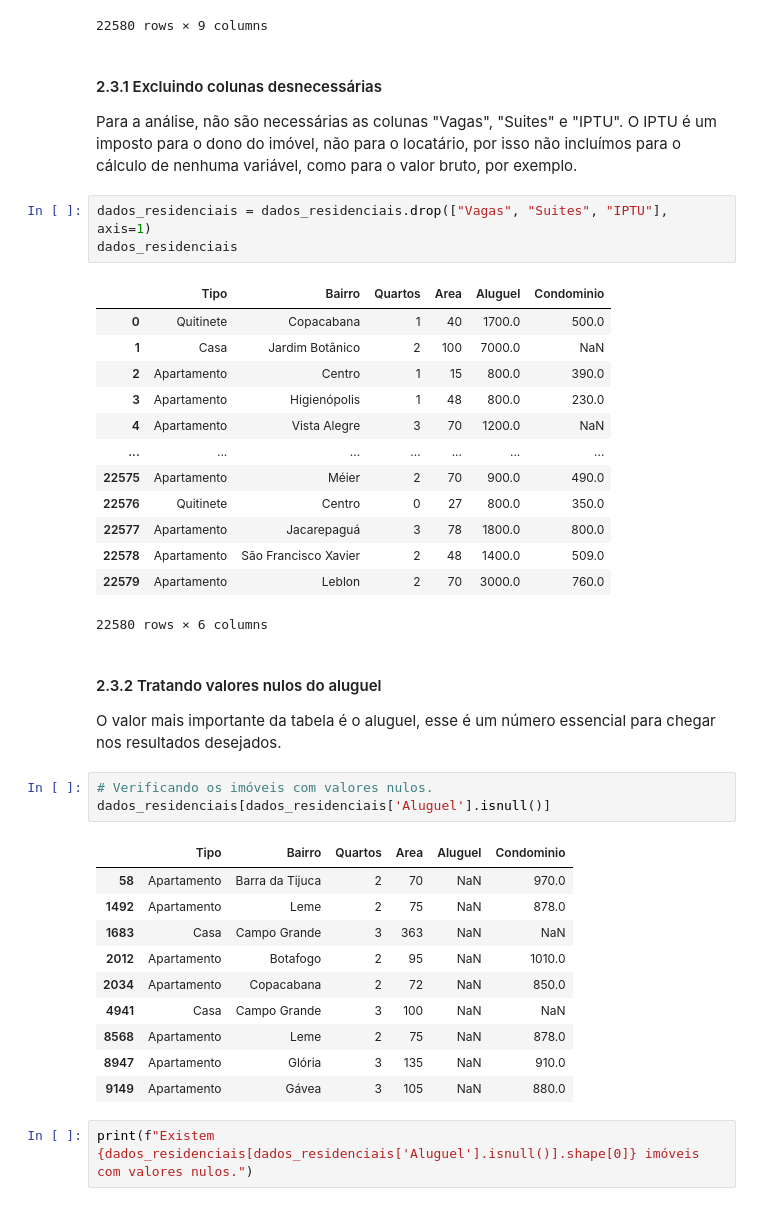
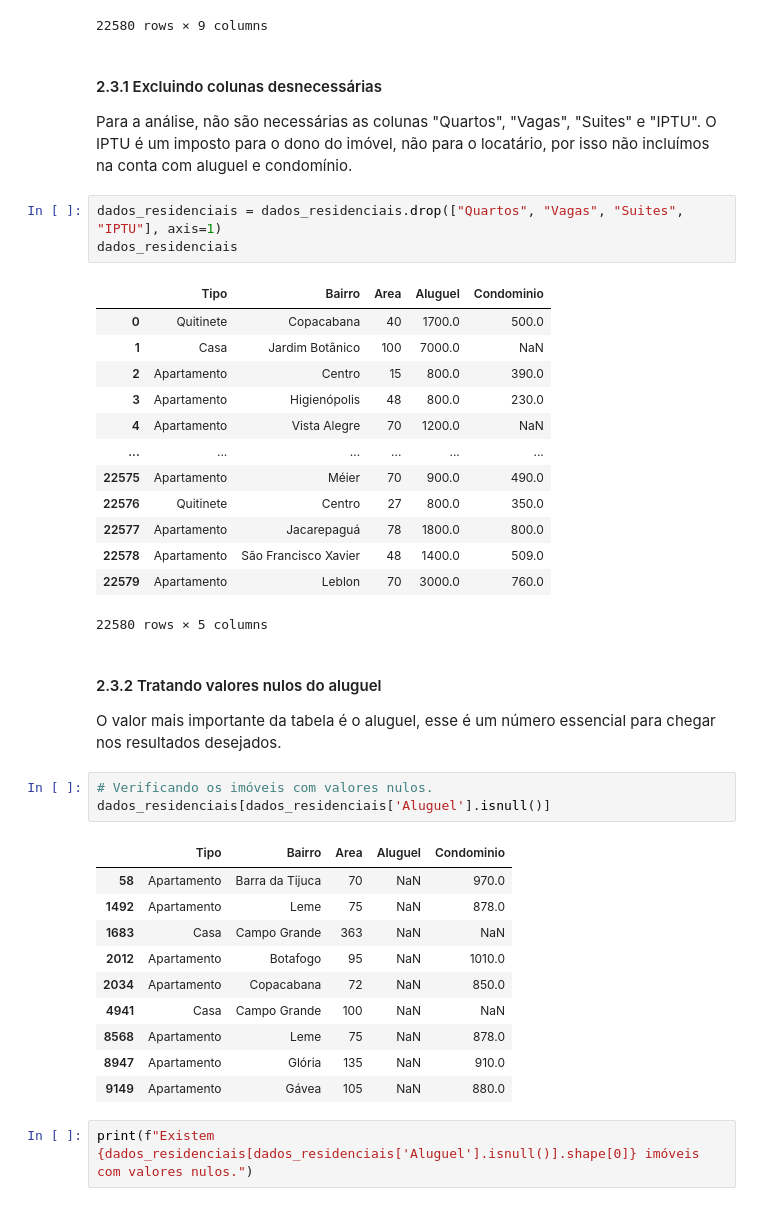
Before and after one commit to DrAdriano/Analise-de-Outliers, a Jupyter notebook: Solução Detalhada.ipynb, the cells around one changed output. Saved outputs shown, nothing was run; the diff lists cells and outputs as text.

```diff
--- a/Solução Detalhada.ipynb
+++ b/Solução Detalhada.ipynb
@@ -496,24 +494,24 @@ dados_residenciais.notnull()
 # %% [markdown]
 #### 2.3.1 Excluindo colunas desnecessárias
 
-Para a análise, não são necessárias as colunas "Vagas", "Suites" e "IPTU". O IPTU é um imposto para o dono do imóvel, não para o locatário, por isso não incluímos para o cálculo de nenhuma variável, como para o valor bruto, por exemplo.
+Para a análise, não são necessárias as colunas "Quartos", "Vagas", "Suites" e "IPTU". O IPTU é um imposto para o dono do imóvel, não para o locatário, por isso não incluímos na conta com aluguel e condomínio.
 # %%
-dados_residenciais = dados_residenciais.drop(["Vagas", "Suites", "IPTU"], axis=1)
+dados_residenciais = dados_residenciais.drop(["Quartos", "Vagas", "Suites", "IPTU"], axis=1)
 dados_residenciais
 # %% [output]
-|  | Tipo | Bairro | Quartos | Area | Aluguel | Condominio |
-| 0 | Quitinete | Copacabana | 1 | 40 | 1700.0 | 500.0 |
-| 1 | Casa | Jardim Botânico | 2 | 100 | 7000.0 | NaN |
-| 2 | Apartamento | Centro | 1 | 15 | 800.0 | 390.0 |
-| 3 | Apartamento | Higienópolis | 1 | 48 | 800.0 | 230.0 |
-| 4 | Apartamento | Vista Alegre | 3 | 70 | 1200.0 | NaN |
-| ... | ... | ... | ... | ... | ... | ... |
-| 22575 | Apartamento | Méier | 2 | 70 | 900.0 | 490.0 |
-| 22576 | Quitinete | Centro | 0 | 27 | 800.0 | 350.0 |
-| 22577 | Apartamento | Jacarepaguá | 3 | 78 | 1800.0 | 800.0 |
-| 22578 | Apartamento | São Francisco Xavier | 2 | 48 | 1400.0 | 509.0 |
-| 22579 | Apartamento | Leblon | 2 | 70 | 3000.0 | 760.0 |
+|  | Tipo | Bairro | Area | Aluguel | Condominio |
+| 0 | Quitinete | Copacabana | 40 | 1700.0 | 500.0 |
+| 1 | Casa | Jardim Botânico | 100 | 7000.0 | NaN |
+| 2 | Apartamento | Centro | 15 | 800.0 | 390.0 |
+| 3 | Apartamento | Higienópolis | 48 | 800.0 | 230.0 |
+| 4 | Apartamento | Vista Alegre | 70 | 1200.0 | NaN |
+| ... | ... | ... | ... | ... | ... |
+| 22575 | Apartamento | Méier | 70 | 900.0 | 490.0 |
+| 22576 | Quitinete | Centro | 27 | 800.0 | 350.0 |
+| 22577 | Apartamento | Jacarepaguá | 78 | 1800.0 | 800.0 |
+| 22578 | Apartamento | São Francisco Xavier | 48 | 1400.0 | 509.0 |
+| 22579 | Apartamento | Leblon | 70 | 3000.0 | 760.0 |
-22580 rows × 6 columns
+22580 rows × 5 columns
 # %% [markdown]
 #### 2.3.2 Tratando valores nulos do aluguel
 
@@ -522,16 +520,16 @@ O valor mais importante da tabela é o aluguel, esse é um número essencial par
 # Verificando os imóveis com valores nulos.
 dados_residenciais[dados_residenciais['Aluguel'].isnull()]
 # %% [output]
-|  | Tipo | Bairro | Quartos | Area | Aluguel | Condominio |
-| 58 | Apartamento | Barra da Tijuca | 2 | 70 | NaN | 970.0 |
-| 1492 | Apartamento | Leme | 2 | 75 | NaN | 878.0 |
-| 1683 | Casa | Campo Grande | 3 | 363 | NaN | NaN |
-| 2012 | Apartamento | Botafogo | 2 | 95 | NaN | 1010.0 |
-| 2034 | Apartamento | Copacabana | 2 | 72 | NaN | 850.0 |
-| 4941 | Casa | Campo Grande | 3 | 100 | NaN | NaN |
-| 8568 | Apartamento | Leme | 2 | 75 | NaN | 878.0 |
-| 8947 | Apartamento | Glória | 3 | 135 | NaN | 910.0 |
-| 9149 | Apartamento | Gávea | 3 | 105 | NaN | 880.0 |
+|  | Tipo | Bairro | Area | Aluguel | Condominio |
+| 58 | Apartamento | Barra da Tijuca | 70 | NaN | 970.0 |
+| 1492 | Apartamento | Leme | 75 | NaN | 878.0 |
+| 1683 | Casa | Campo Grande | 363 | NaN | NaN |
+| 2012 | Apartamento | Botafogo | 95 | NaN | 1010.0 |
+| 2034 | Apartamento | Copacabana | 72 | NaN | 850.0 |
+| 4941 | Casa | Campo Grande | 100 | NaN | NaN |
+| 8568 | Apartamento | Leme | 75 | NaN | 878.0 |
+| 8947 | Apartamento | Glória | 135 | NaN | 910.0 |
+| 9149 | Apartamento | Gávea | 105 | NaN | 880.0 |
 # %%
 print(f"Existem {dados_residenciais[dados_residenciais['Aluguel'].isnull()].shape[0]} imóveis com valores nulos.")
 # %% [output]
```
Also changed, not shown: parts of 64 cells of this notebook, 11 other files.
